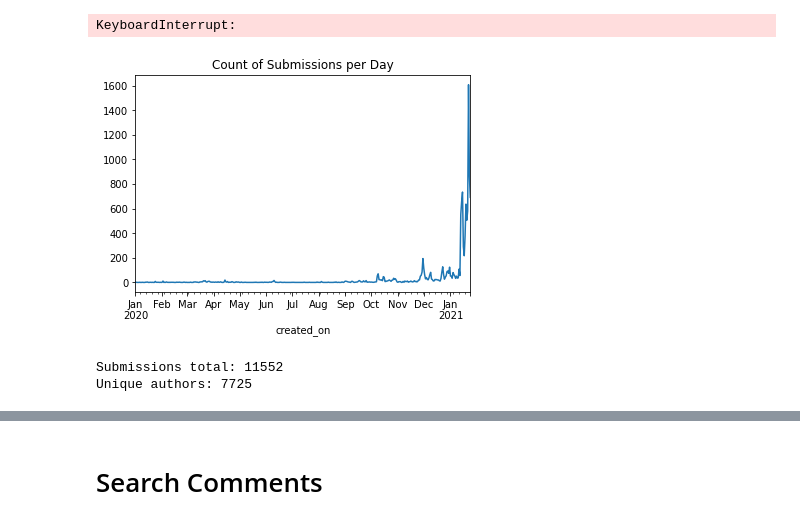
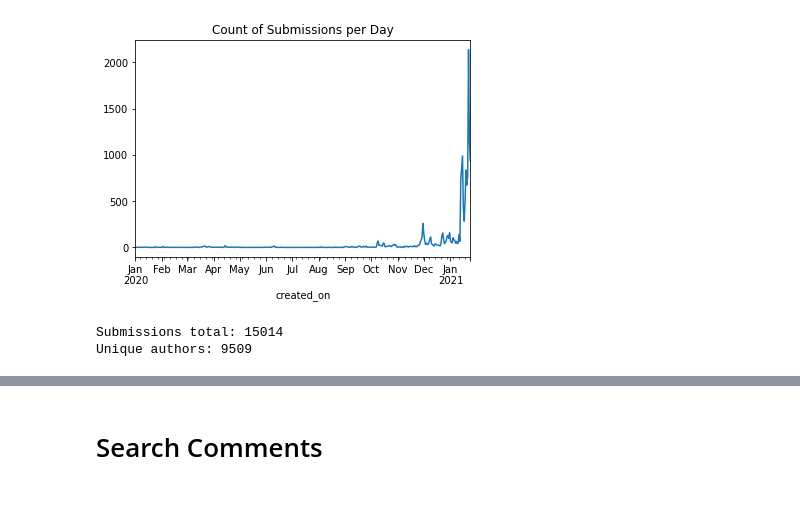
Before and after one commit to wdmdev/comsocsci2021, a Jupyter notebook: lectures/part3_solution.ipynb, the cells around one changed output, grey strips where cells are left out. Saved outputs shown, nothing was run; the diff lists cells and outputs as text; code cells hidden in the pictures.

Commit message:
Week 2 visualizations

```diff
--- a/lectures/part3_solution.ipynb
+++ b/lectures/part3_solution.ipynb
@@ -8,7 +9,5 @@ import matplotlib.pyplot as plt
 # %%
 api = PushshiftAPI()
-
-my_subreddit = 'walstreetbet'
 start=int(dt.datetime(2020,1,1).timestamp())
 end=int(dt.datetime(2021,1,25).timestamp())
 
@@ -20,5 +19,8 @@ results = list(api.search_submissions(
                             q=query,
                             subreddit='wallstreetbets',
                             filter=['author', 'title', 'id', 'score', 'created_utc', 'num_comments']))
+df = pd.DataFrame(results).drop('d_', axis=1)
+file_path = 'wallstreetbets.csv'
+df['created_on'] = pd.to_datetime(df['created_utc'], unit='s')
+df['created_on'] = df['created_on'].astype({'created_on': 'datetime64[ns]'})
+df.to_csv(file_path, index=False)
-# %% [output]
-KeyboardInterrupt:
@@ -30,2 +27,2 @@ df.to_csv(file_path)
 # %%
-df = pd.read_csv('wallstreetbets.csv')
+submissions = pd.read_csv('wallstreetbets.csv')
@@ -34,17 +29,18 @@ df['created_on'] = pd.to_datetime(df['created_utc'], unit='s')
 # %%
-date_bins = df.resample('D', on='created_on').count()
-date_bins['Unnamed: 0'].plot()
+submissions['created_on'] = submissions['created_on'].astype({'created_on': 'datetime64[ns]'})
+date_bins = submissions.resample('D', on='created_on').count()
+date_bins['author'].plot()
 plt.title('Count of Submissions per Day')
 plt.show()
 # %% [output]
-[figure, old version]
+[figure, new version]
 # %%
-submission_total = len(df)
+submission_total = len(submissions)
 print(f'Submissions total: {submission_total}')
-unique_authors = len(df['author'].unique())
+unique_authors = len(submissions['author'].unique())
 print(f'Unique authors: {unique_authors}')
 # %% [output]
-Submissions total: 11552
-Unique authors: 7725
+Submissions total: 15014
+Unique authors: 9509
 # %%
 # Unique authors under each week
```
Also changed, not shown: parts of 18 cells of this notebook, 10 other files.
